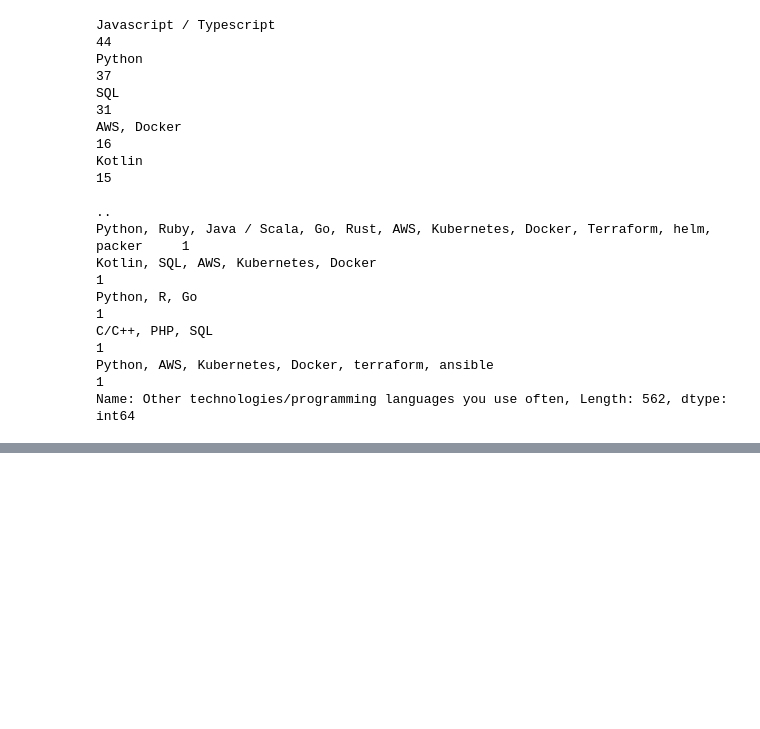
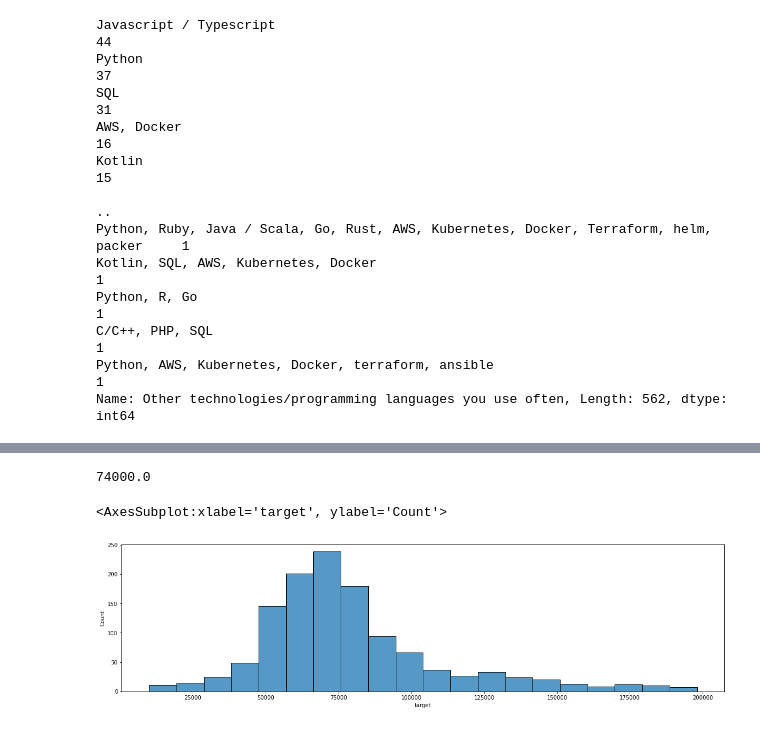
Before and after one commit to sijiahao-hub/ItML_Asn_2_Students, a Jupyter notebook: assignment_2_start.ipynb, the cells around one changed output, grey strips where cells are left out. Cells and saved outputs as stored; diff of their text form; code cells hidden in the pictures; blank space fills up the shorter version.

```diff
--- a/assignment_2_start.ipynb
+++ b/assignment_2_start.ipynb
@@ -124,0 +157,12 @@ df.head()
+# %%
+df["target"].median()
+# %% [output]
+74000.0
+# %%
+df = df[df["target"] < 200000]
+# %%
+plt.figure(figsize=(20,5))
+sns.histplot(df["target"], bins=20)
+# %% [output]
+<AxesSubplot:xlabel='target', ylabel='Count'>
+[figure, added]
```
Also changed, not shown: parts of 61 cells of this notebook, 1 other file.
